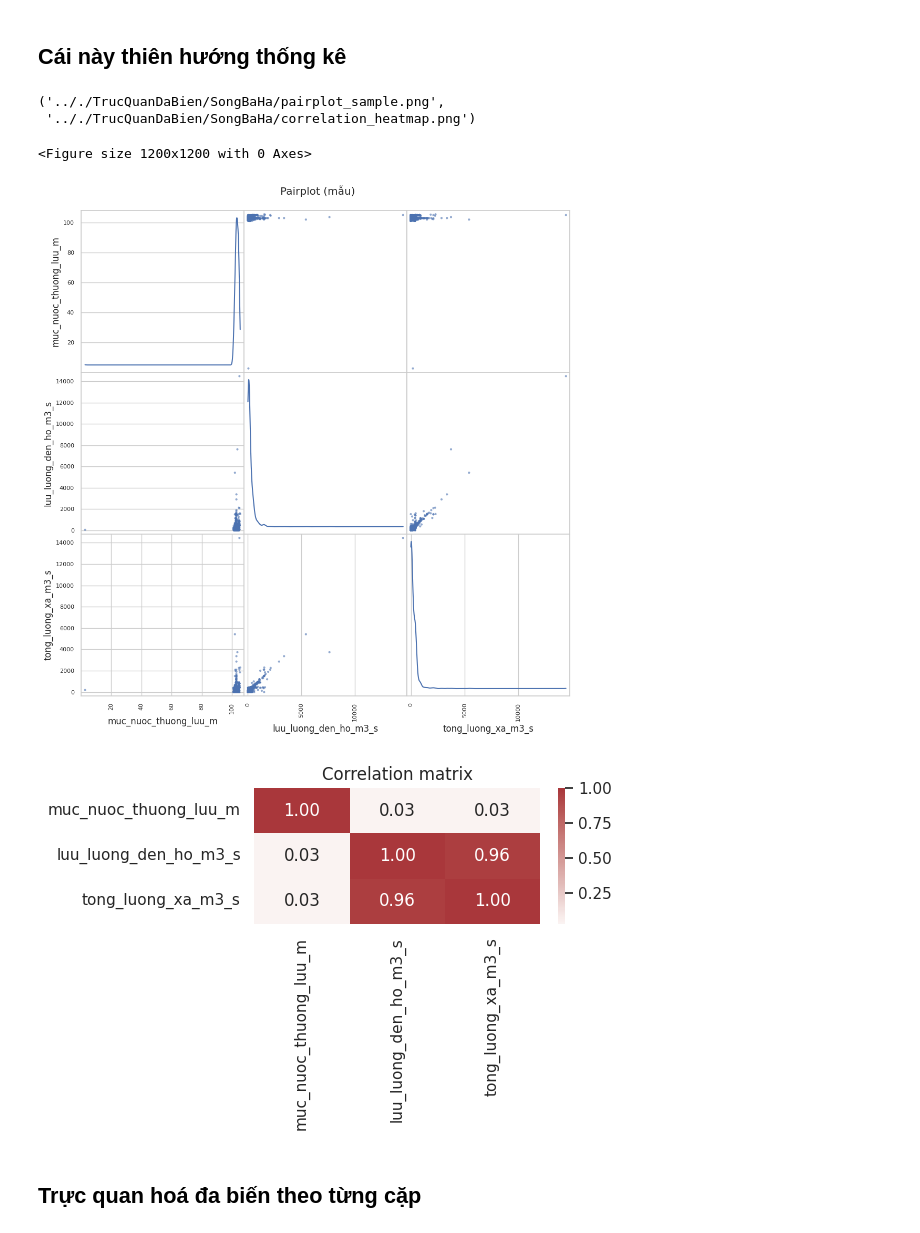
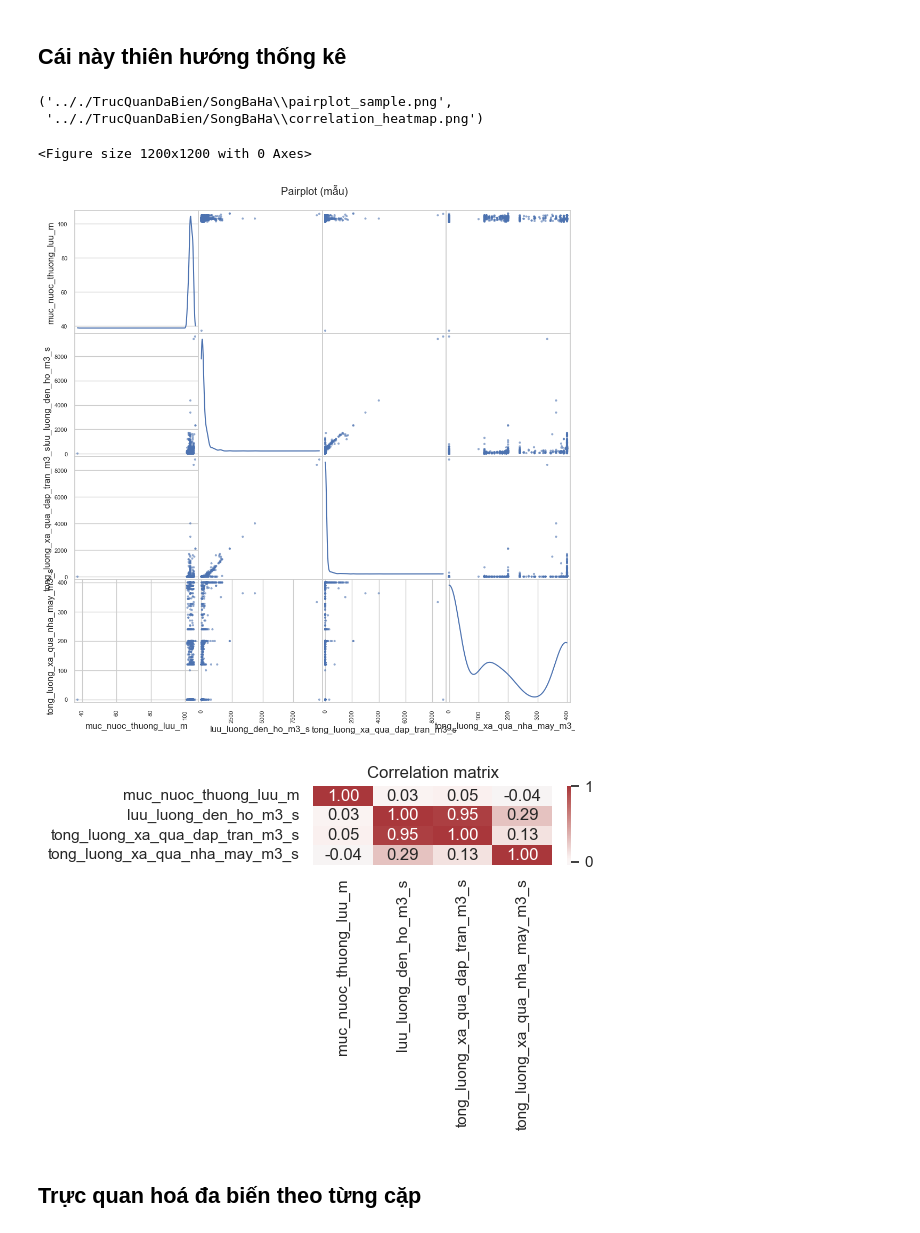
Before and after one commit to leducthanh041/CS313-DoAn, a Jupyter notebook: CuoiKi/EDA_ThuyDien/EDA_NoneDapXa/Code/03.EDA_SongBaHa.ipynb, the cells around one changed output. Cells and saved outputs as stored; diff of their text form; code cells hidden in the pictures.

```diff
--- a/CuoiKi/EDA_ThuyDien/EDA_NoneDapXa/Code/03.EDA_SongBaHa.ipynb
+++ b/CuoiKi/EDA_ThuyDien/EDA_NoneDapXa/Code/03.EDA_SongBaHa.ipynb
@@ -532,7 +532,8 @@ df.rename(columns={c: vn_to_snake(c) for c in df.columns}, inplace=True)
 present = [
     "muc_nuoc_thuong_luu_m",
     "luu_luong_den_ho_m3_s",
-    "tong_luong_xa_m3_s"
+    "tong_luong_xa_qua_dap_tran_m3_s",
+    "tong_luong_xa_qua_nha_may_m3_s"
 ]
 present = [c for c in present if c in df.columns]
 
@@ -542,37 +543,37 @@ for c in present:
 
 if len(present) >= 2:
     base = df[present].dropna()
     sample_n = min(1500, base.shape[0])
     sample = base.sample(n=sample_n, random_state=42)
     # scatter_matrix as pairplot equivalent
     fig = plt.figure(figsize=(12,12))
     axes = scatter_matrix(sample, diagonal='kde', alpha=0.6, figsize=(12,12))
     plt.suptitle("Pairplot (mẫu)", y=0.92)
     pairplot_path = os.path.join(OUT_DIR, "pairplot_sample.png")
     fig.savefig(pairplot_path, bbox_inches='tight', dpi=150)
 else:
     raise ValueError("Không đủ 2 biến để vẽ.")
 
 # Correlation heatmap
 if len(present) >= 2:
     # Correlation heatmap
     corr = df[present].corr()
     fig2, ax2 = plt.subplots(figsize=(6,4))
     sns.heatmap(corr, annot=True, fmt=".2f", cmap="vlag", center=0, ax=ax2)
     ax2.set_title("Correlation matrix")
     plt.tight_layout()
     heatmap_path = os.path.join(OUT_DIR, "correlation_heatmap.png")
     fig2.savefig(heatmap_path, bbox_inches='tight', dpi=150)
 else:
     raise ValueError("Không đủ 2 biến để vẽ ma trận tương quan.")
 
 pairplot_path, heatmap_path
 # %% [output]
-('.././TrucQuanDaBien/SongBaHa/pairplot_sample.png',
- '.././TrucQuanDaBien/SongBaHa/correlation_heatmap.png')
+('.././TrucQuanDaBien/SongBaHa\\pairplot_sample.png',
+ '.././TrucQuanDaBien/SongBaHa\\correlation_heatmap.png')
 <Figure size 1200x1200 with 0 Axes>
-[figure, old version]
+[figure, new version]
-[figure, old version]
+[figure, new version]
 # %% [markdown]
 ## Trực quan hoá đa biến theo từng cặp
 # %% [markdown]
```
Also changed, not shown: parts of 14 cells of this notebook, 31 other files.
